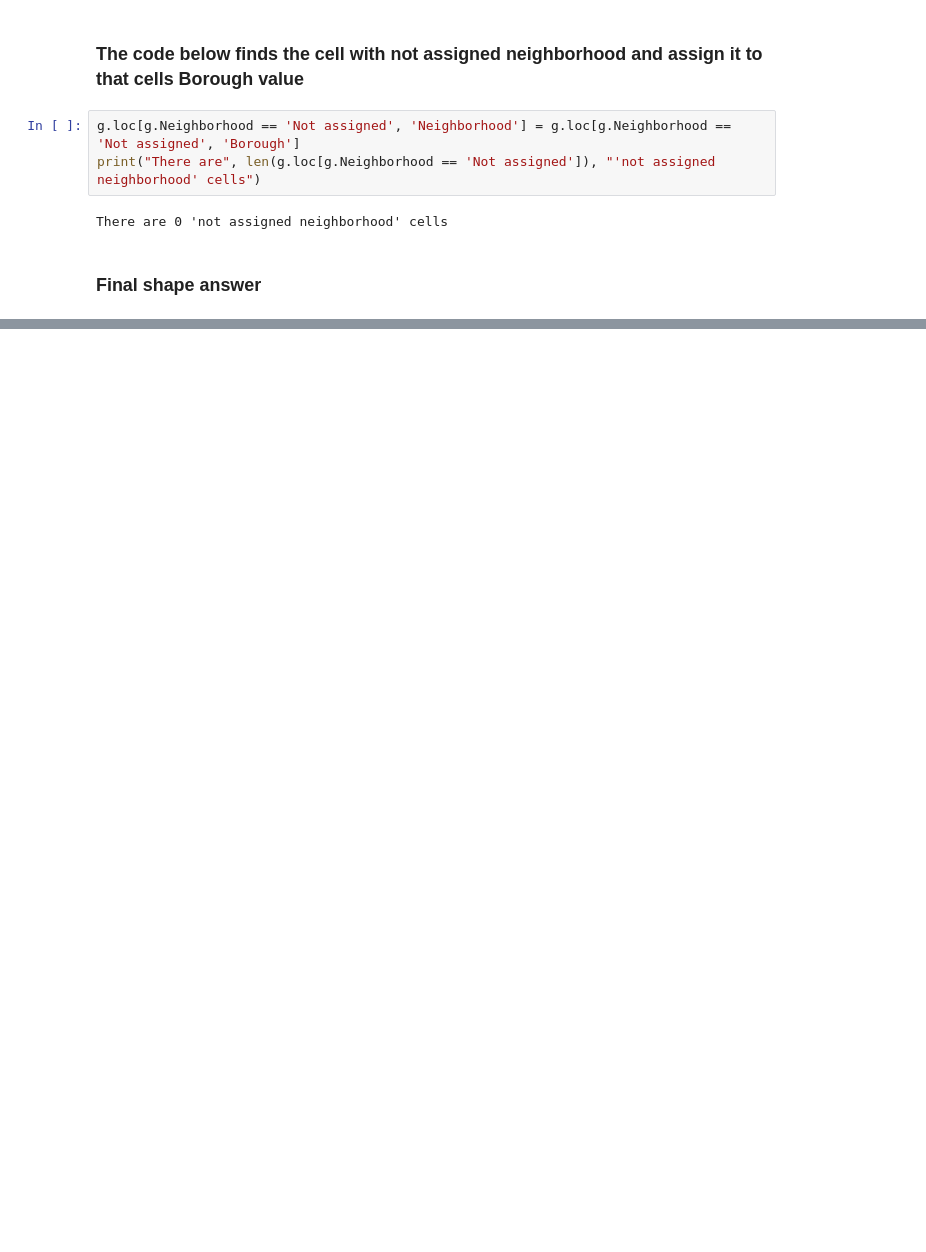
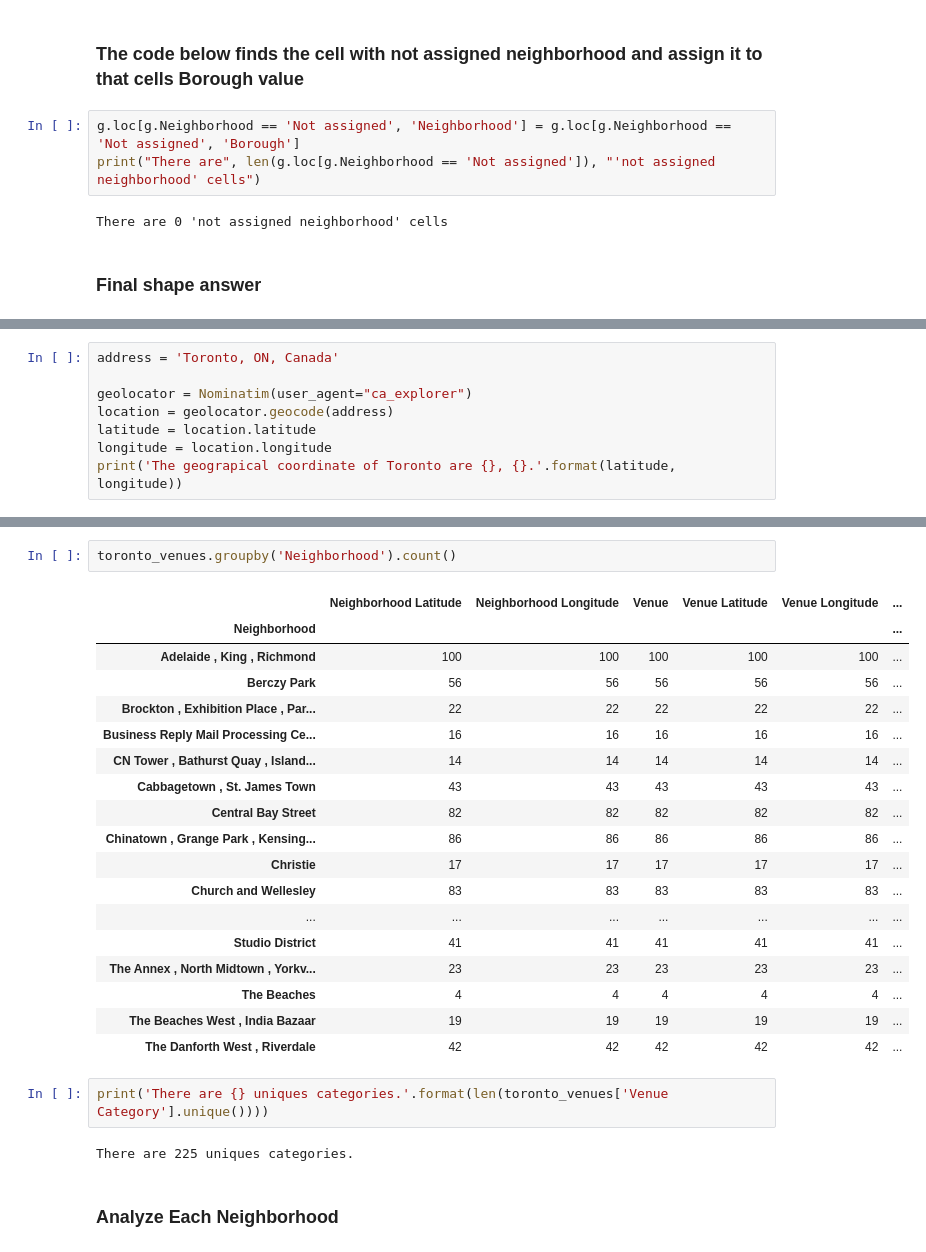
Before and after one commit to jmuddappa/Coursera_Capstone, a Jupyter notebook: Final Capstone/Wikipedia Table Scraping.ipynb, the cells around one changed output, grey strips where cells are left out. Drawn from its saved outputs; the diff is of its cells as text; blank space fills up the shorter version.

```diff
--- a/Final Capstone/Wikipedia Table Scraping.ipynb
+++ b/Final Capstone/Wikipedia Table Scraping.ipynb
@@ -159,0 +272,8 @@ The shape of the fully pre-processed dataframe is:  (80, 3)
+# %%
+address = 'Toronto, ON, Canada'
+
+geolocator = Nominatim(user_agent="ca_explorer")
+location = geolocator.geocode(address)
+latitude = location.latitude
+longitude = location.longitude
+print('The geograpical coordinate of Toronto are {}, {}.'.format(latitude, longitude))
@@ -159,0 +391,27 @@ The shape of the fully pre-processed dataframe is:  (80, 3)
+# %%
+toronto_venues.groupby('Neighborhood').count()
+# %% [output]
+|  | Neighborhood Latitude | Neighborhood Longitude | Venue | Venue Latitude | Venue Longitude | ... |
+| Neighborhood |  |  |  |  |  | ... |
+| Adelaide , King , Richmond | 100 | 100 | 100 | 100 | 100 | ... |
+| Berczy Park | 56 | 56 | 56 | 56 | 56 | ... |
+| Brockton , Exhibition Place , Par... | 22 | 22 | 22 | 22 | 22 | ... |
+| Business Reply Mail Processing Ce... | 16 | 16 | 16 | 16 | 16 | ... |
+| CN Tower , Bathurst Quay , Island... | 14 | 14 | 14 | 14 | 14 | ... |
+| Cabbagetown , St. James Town | 43 | 43 | 43 | 43 | 43 | ... |
+| Central Bay Street | 82 | 82 | 82 | 82 | 82 | ... |
+| Chinatown , Grange Park , Kensing... | 86 | 86 | 86 | 86 | 86 | ... |
+| Christie | 17 | 17 | 17 | 17 | 17 | ... |
+| Church and Wellesley | 83 | 83 | 83 | 83 | 83 | ... |
+| ... | ... | ... | ... | ... | ... | ... |
+| Studio District | 41 | 41 | 41 | 41 | 41 | ... |
+| The Annex , North Midtown , Yorkv... | 23 | 23 | 23 | 23 | 23 | ... |
+| The Beaches | 4 | 4 | 4 | 4 | 4 | ... |
+| The Beaches West , India Bazaar | 19 | 19 | 19 | 19 | 19 | ... |
+| The Danforth West , Riverdale | 42 | 42 | 42 | 42 | 42 | ... |
+# %%
+print('There are {} uniques categories.'.format(len(toronto_venues['Venue Category'].unique())))
+# %% [output]
+There are 225 uniques categories.
+# %% [markdown]
+### Analyze Each Neighborhood
```
Also changed, not shown: parts of 42 cells of this notebook.
